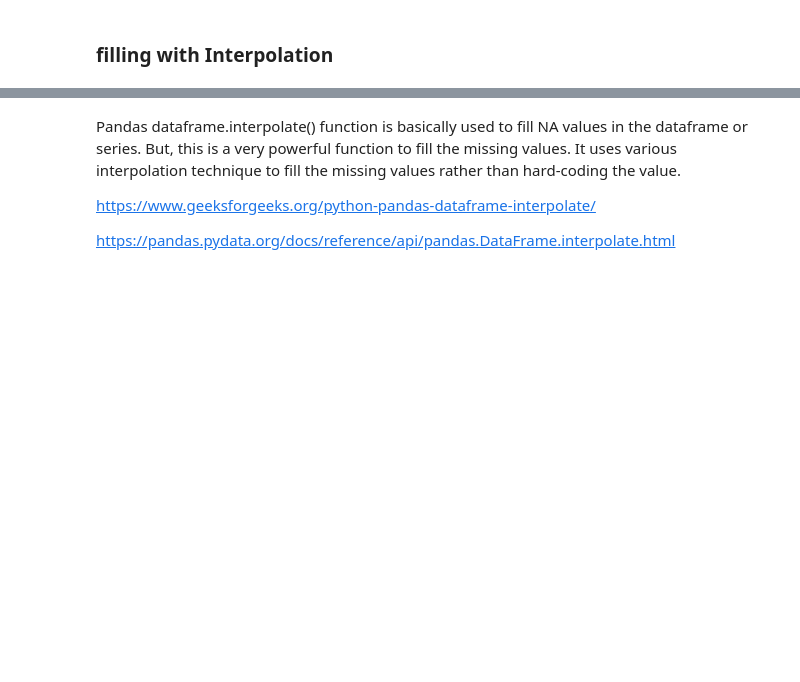
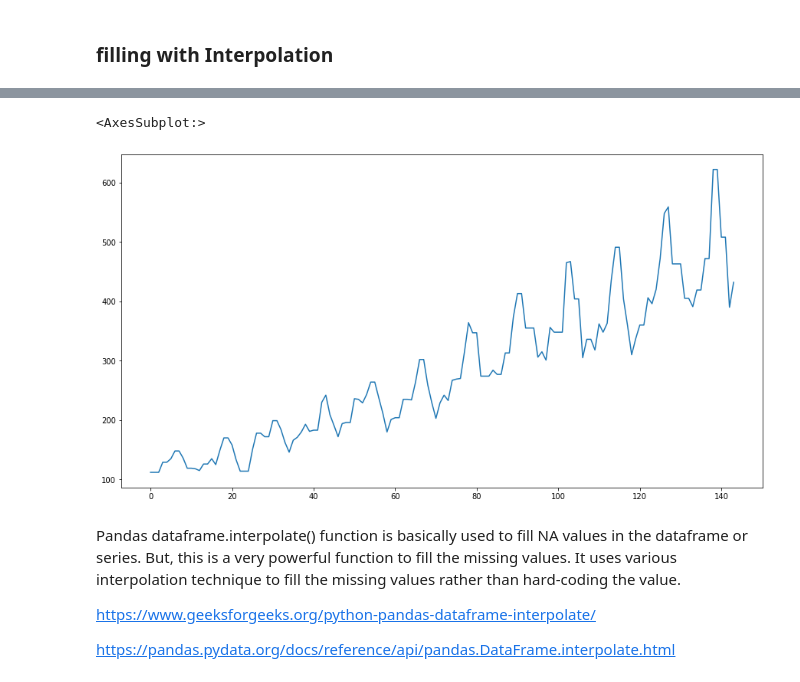
Before and after one commit to bulent-1111/Data_Science, a Jupyter notebook: Pandas/DAwPy_S6_(Handling_Missing_Values,_Outliers)_Emty.ipynb, the cells around one changed output, grey strips where cells are left out. Cells and saved outputs as stored; diff of their text form; code cells hidden in the pictures; blank space fills up the shorter version.

```diff
--- a/Pandas/DAwPy_S6_(Handling_Missing_Values,_Outliers)_Emty.ipynb
+++ b/Pandas/DAwPy_S6_(Handling_Missing_Values,_Outliers)_Emty.ipynb
@@ -768,3 +1195,9 @@ https://www.geeksforgeeks.org/python-pandas-dataframe-interpolate/
+# %%
+plt.figure(figsize = (15, 8))
+flights["passengers"].fillna(method = "ffill").plot(kind="line")
+# %% [output]
+<AxesSubplot:>
+[figure, added]
 # %% [markdown]
 Pandas dataframe.interpolate() function is basically used to fill NA values in the dataframe or series. But, this is a very powerful function to fill the missing values. It uses various interpolation technique to fill the missing values rather than hard-coding the value.
 
```
Also changed, not shown: parts of 60 cells of this notebook, 1 other file.
